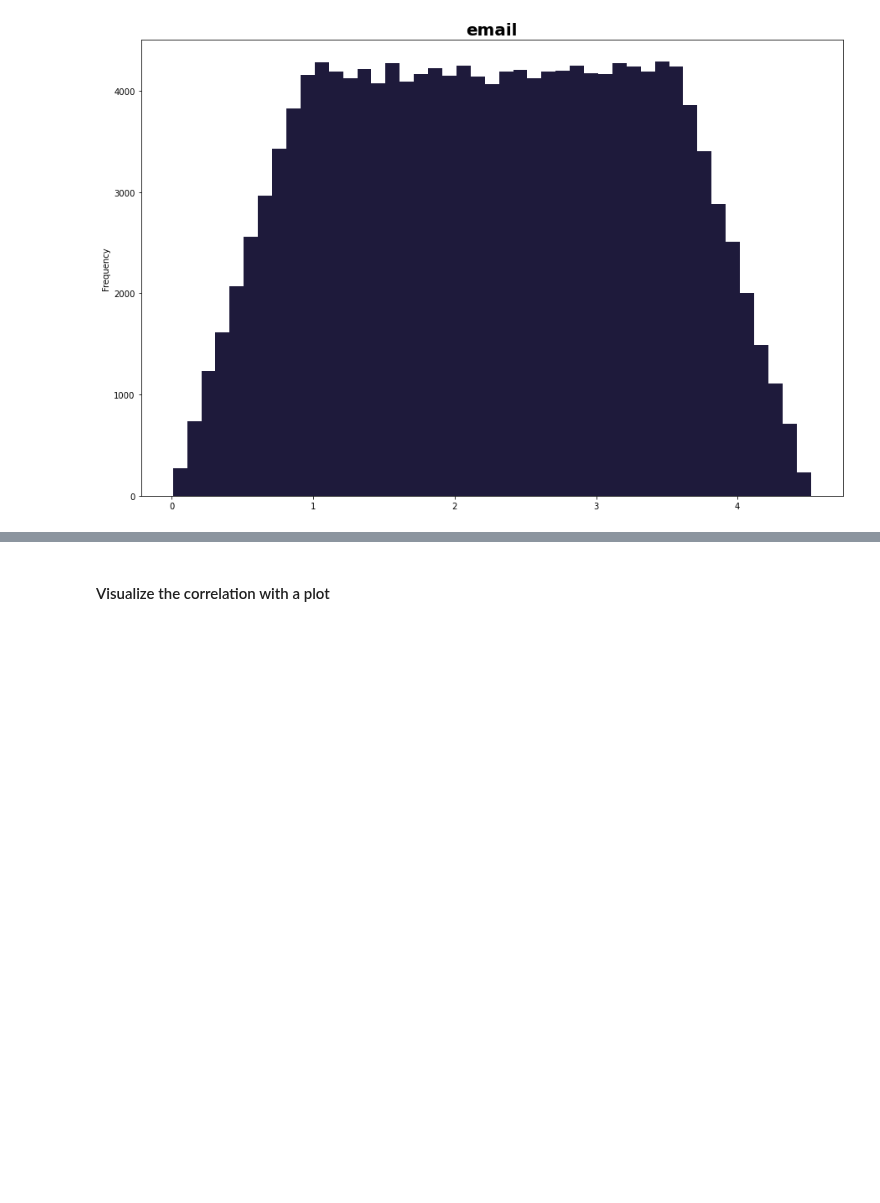
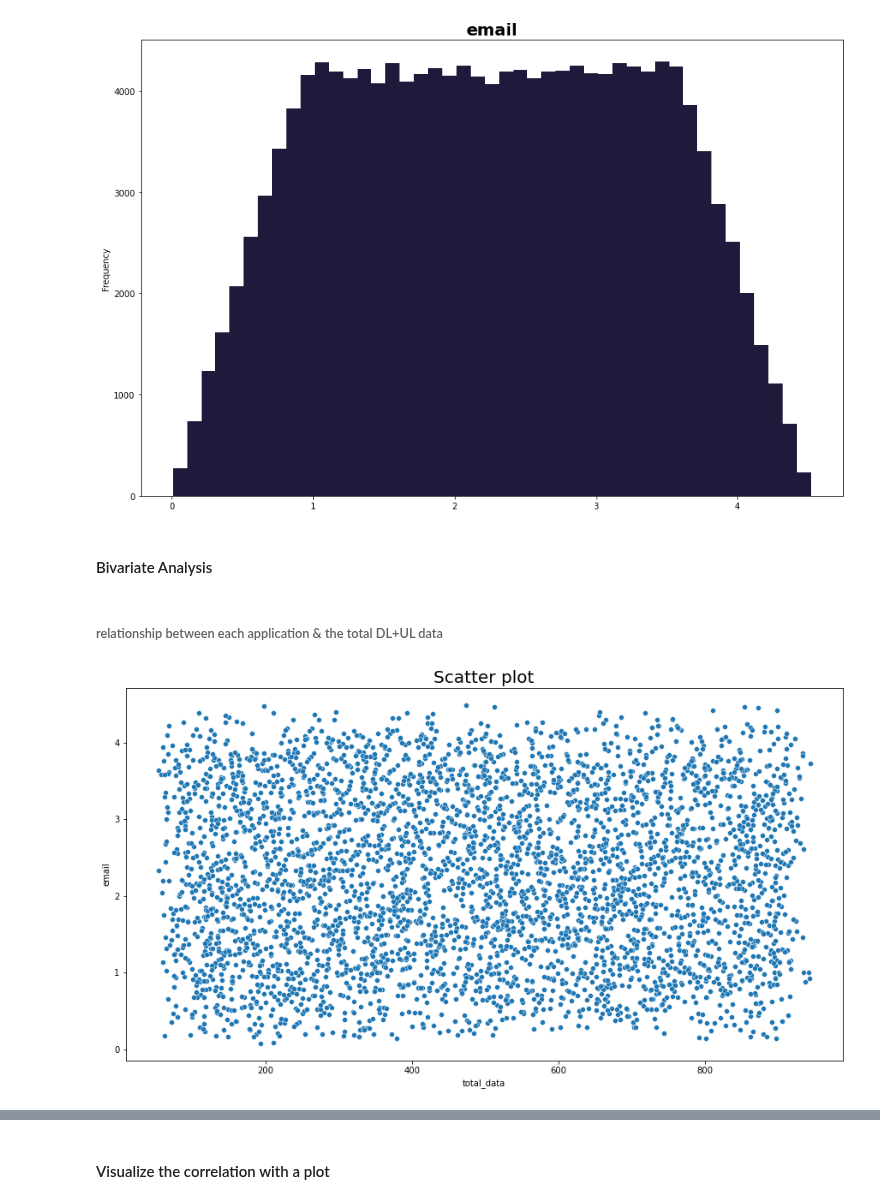
Before and after one commit to Melak2017/Telecommunication-Data-Analysis, a Jupyter notebook: Jup_Notebooks/Data_Exploration.ipynb, the cells around one changed output, grey strips where cells are left out. Saved outputs shown, nothing was run; the diff lists cells and outputs as text; code cells hidden in the pictures; blank space fills up the shorter version.

Commit message:
add scatter plot for visuallization

```diff
--- a/Jup_Notebooks/Data_Exploration.ipynb
+++ b/Jup_Notebooks/Data_Exploration.ipynb
@@ -256,3 +255,15 @@ plt.title(f'email', size=20, fontweight='bold')
 plt.show()
 # %% [output]
 [figure]
+# %% [markdown]
+#### Bivariate Analysis
+# %% [markdown]
+###### relationship between each application & the total DL+UL data
+# %%
+df_sample= df.sample(4000)
+plt.figure(figsize=(15, 8))
+sns.scatterplot(data = df_sample, x='total_data', y='email',)
+plt.title('Scatter plot', size=20)
+plt.show()
+# %% [output]
+[figure, added]
```
Also changed, not shown: parts of 8 cells of this notebook.
